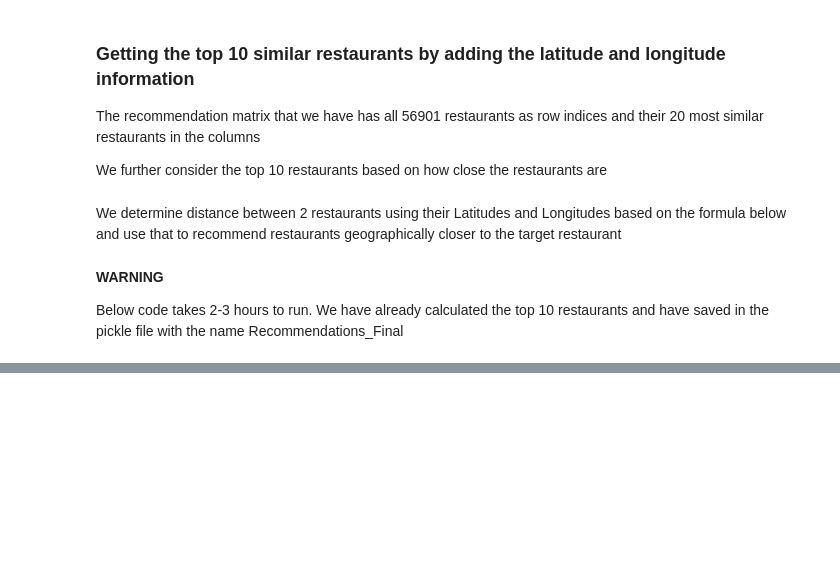
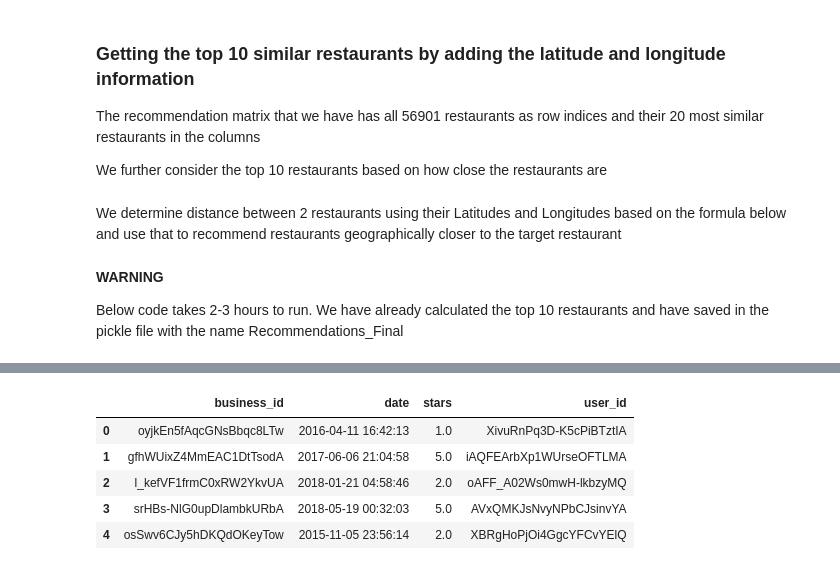
Before and after one commit to akshaypt7/RestroRecommender-1, a Jupyter notebook: YelpRestroRecommender.ipynb, the cells around one changed output, grey strips where cells are left out. Drawn from its saved outputs; the diff is of its cells as text; code cells hidden in the pictures; blank space fills up the shorter version.

```diff
--- a/YelpRestroRecommender.ipynb
+++ b/YelpRestroRecommender.ipynb
@@ -619,0 +670,12 @@ Below code takes 2-3 hours to run. We have already calculated the top 10 restaur
+# %%
+# loading reviews for the NC state
+df_review = pd.read_pickle('/content/gdrive/MyDrive/YelpDataset/PickleFiles/reviews_of_NC_state')
+# %%
+df_review.head()
+# %% [output]
+|  | business_id | date | stars | user_id |
+| 0 | oyjkEn5fAqcGNsBbqc8LTw | 2016-04-11 16:42:13 | 1.0 | XivuRnPq3D-K5cPiBTztIA |
+| 1 | gfhWUixZ4MmEAC1DtTsodA | 2017-06-06 21:04:58 | 5.0 | iAQFEArbXp1WUrseOFTLMA |
+| 2 | l_kefVF1frmC0xRW2YkvUA | 2018-01-21 04:58:46 | 2.0 | oAFF_A02Ws0mwH-lkbzyMQ |
+| 3 | srHBs-NlG0upDlambkURbA | 2018-05-19 00:32:03 | 5.0 | AVxQMKJsNvyNPbCJsinvYA |
+| 4 | osSwv6CJy5hDKQdOKeyTow | 2015-11-05 23:56:14 | 2.0 | XBRgHoPjOi4GgcYFCvYElQ |
```
Also changed, not shown: parts of 51 cells of this notebook.
